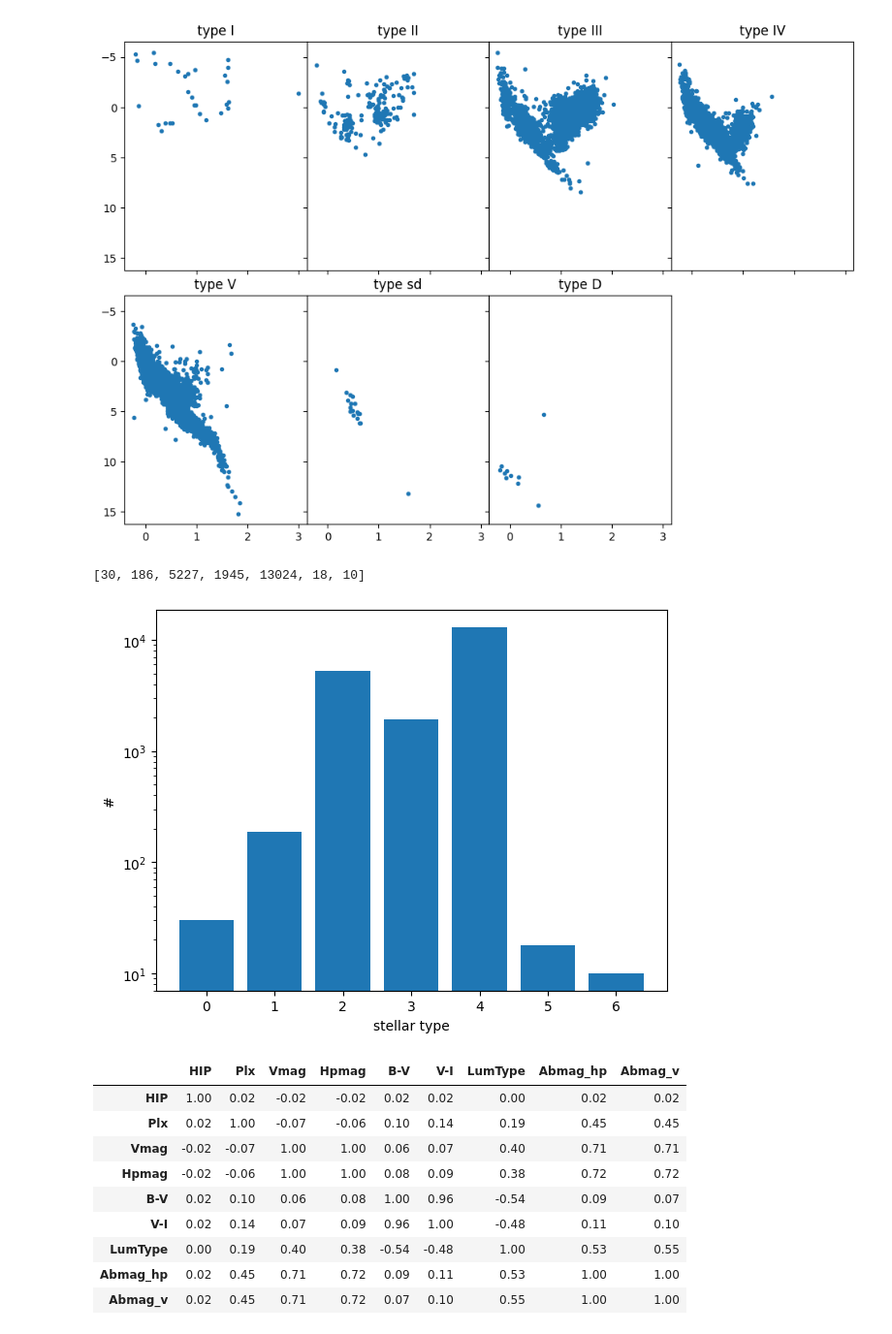
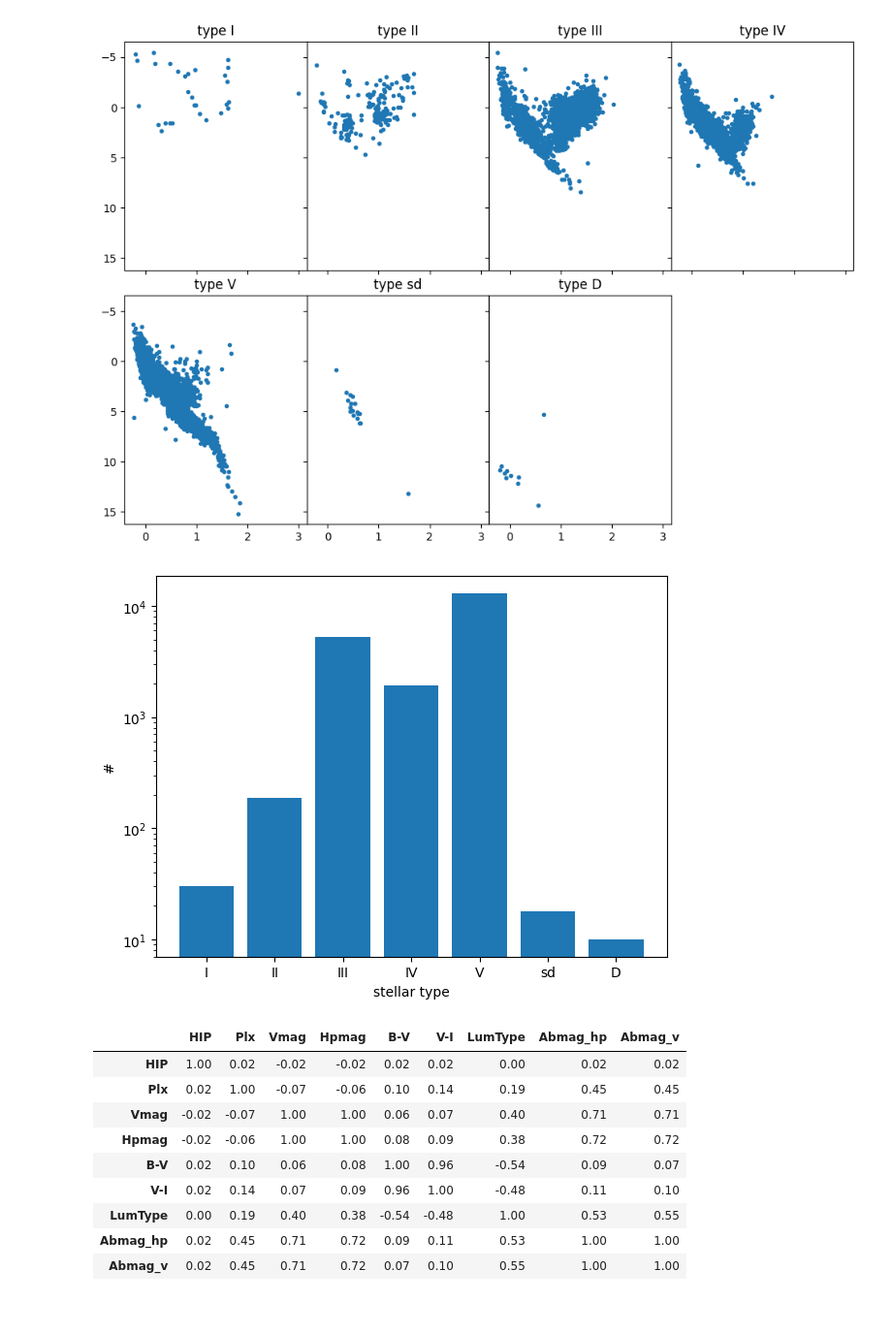
Before and after one commit to allanpayeras/portfolio, a Jupyter notebook: star_classification/stars.ipynb, the cells around one changed output. Shown at 97% size. Cells and saved outputs as stored; diff of their text form; code cells hidden in the pictures.

```diff
--- a/star_classification/stars.ipynb
+++ b/star_classification/stars.ipynb
@@ -295,20 +330,17 @@ for t, axs in zip(range(8), ax_types.flat):
 # %% [output]
 [figure]
 # %%
+fig_h, ax_h = plt.subplots(figsize=(1.7*4, 1.7*3))
+
 counts = []
 for t in range(7):
     counts.append(len(df_clean[df_clean["LumType"] == t]))
-counts
+
+ax_h.bar(labels, counts)
+ax_h.set(ylabel="#", xlabel="stellar type")
+ax_h.set_yscale("log")
 # %% [output]
-[30, 186, 5227, 1945, 13024, 18, 10]
+[figure, added]
-# %%
-fig_h, ax_h = plt.subplots(figsize=(1.7*4, 1.7*3))
-
-ax_h.bar(range(7), counts)
-ax_h.set(ylabel="#", xlabel="stellar type")
-ax_h.set_yscale("log")
-# %% [output]
-[figure, removed]
 # %%
 corr = df_clean.drop(columns="SpType").corr()
 corr.style.background_gradient(cmap="Reds").format(precision=2)
```
Also changed, not shown: parts of 25 cells of this notebook.
